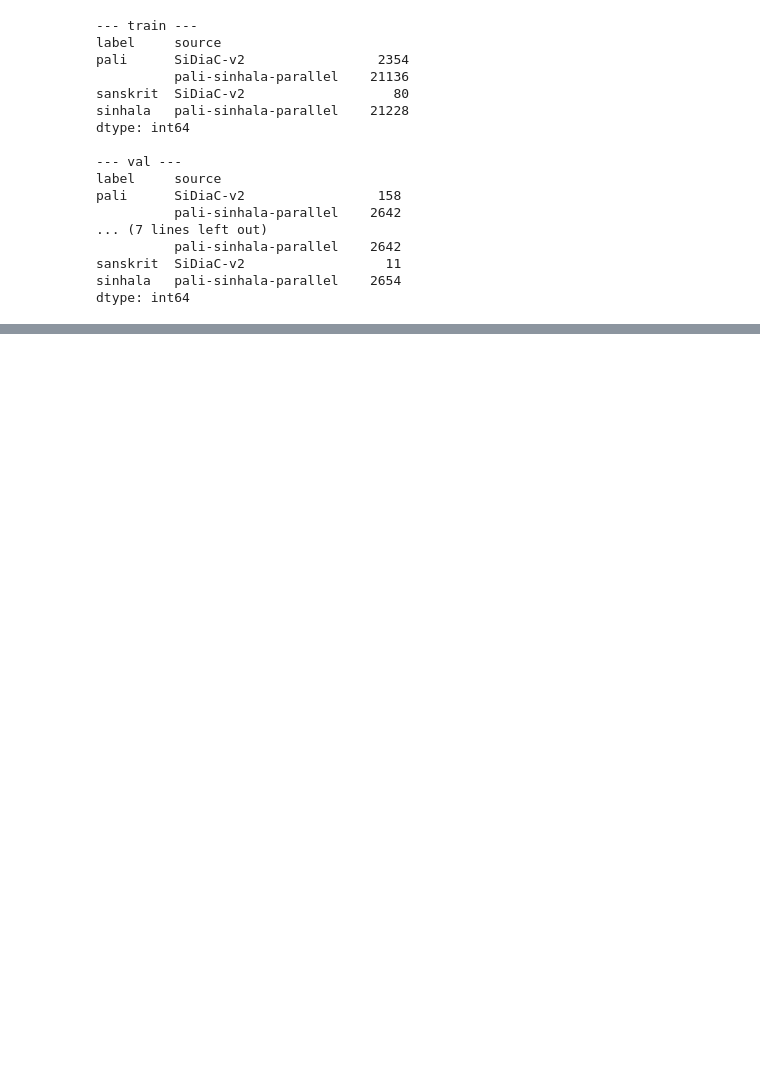
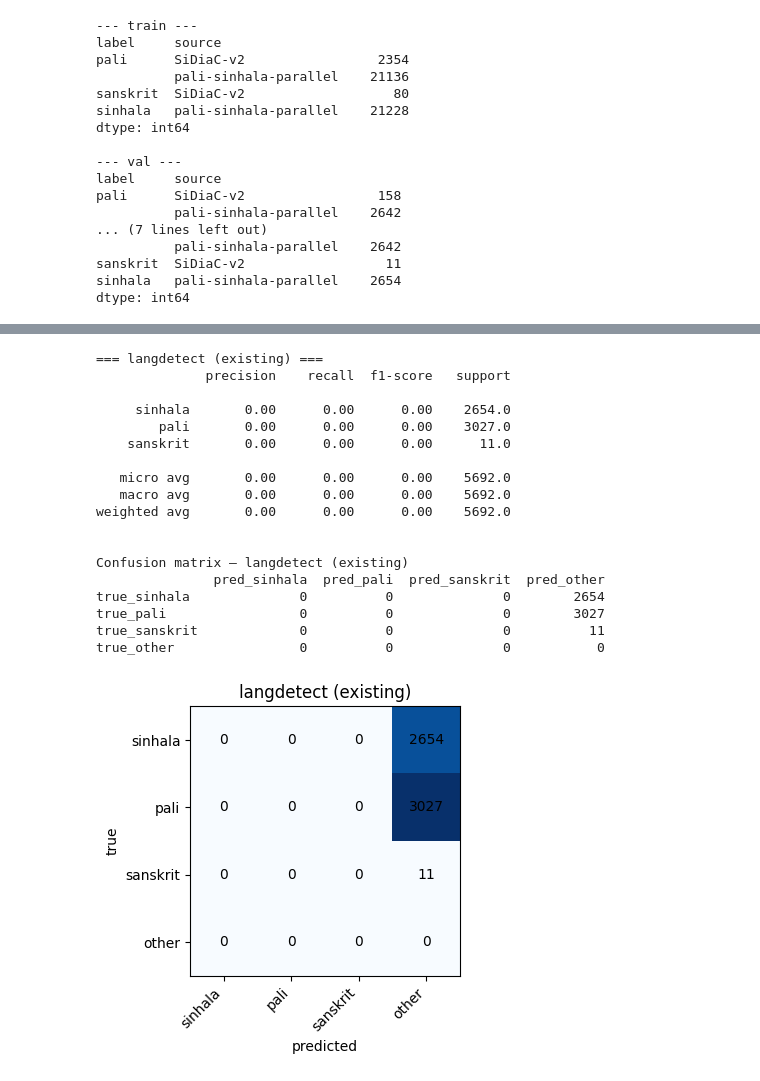
Before and after one commit to nadilHesara/langid_experiments, a Jupyter notebook: LangID.ipynb, the cells around one changed output, grey strips where cells are left out. Cells and saved outputs as stored; diff of their text form; code cells hidden in the pictures; blank space fills up the shorter version.

```diff
--- a/LangID.ipynb
+++ b/LangID.ipynb
@@ -462,0 +440,41 @@ weighted avg       0.98      0.98      0.98      5692
+# %%
+# ---- langdetect ----
+try:
+    from langdetect import detect, DetectorFactory
+    DetectorFactory.seed = 0
+
+    def ld_predict(text):
+        text = text.strip()
+        if not text:
+            return "other"
+        try:
+            return to_core_label(detect(text))
+        except Exception:
+            return "other"
+
+    ld_preds = [ld_predict(t) for t in test["text"]]
+    evaluate_model("langdetect (existing)", test["label"], ld_preds,
+                   note="off-the-shelf; no Pali/Sanskrit labels")
+    show_confusion("langdetect (existing)", test["label"], ld_preds)
+except Exception as e:
+    print("langdetect step skipped:", e)
+# %% [output]
+=== langdetect (existing) ===
+              precision    recall  f1-score   support
+
+     sinhala       0.00      0.00      0.00    2654.0
+        pali       0.00      0.00      0.00    3027.0
+    sanskrit       0.00      0.00      0.00      11.0
+
+   micro avg       0.00      0.00      0.00    5692.0
+   macro avg       0.00      0.00      0.00    5692.0
+weighted avg       0.00      0.00      0.00    5692.0
+
+
+Confusion matrix — langdetect (existing)
+               pred_sinhala  pred_pali  pred_sanskrit  pred_other
+true_sinhala              0          0              0        2654
+true_pali                 0          0              0        3027
+true_sanskrit             0          0              0          11
+true_other                0          0              0           0
+[figure, added]
```
Also changed, not shown: parts of 37 cells of this notebook.
